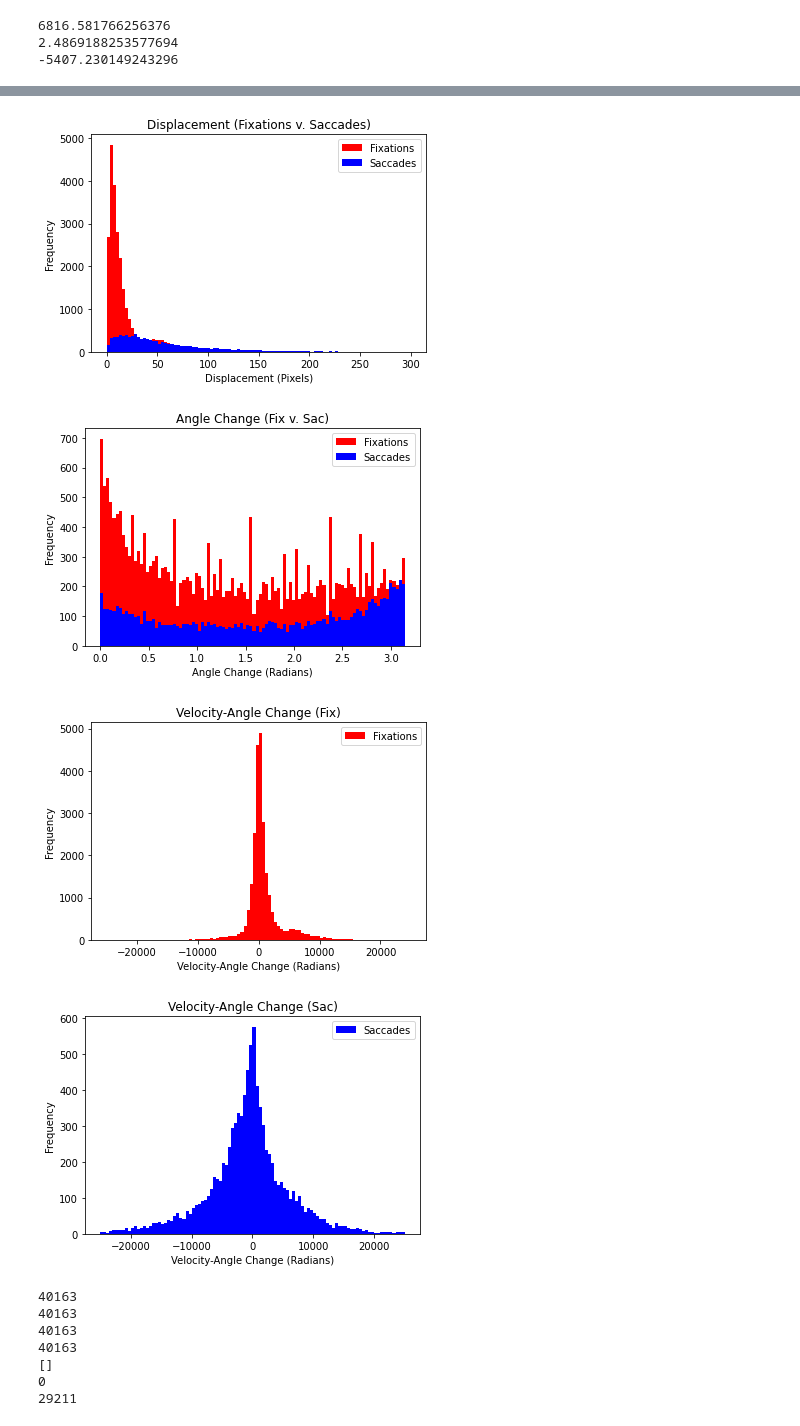
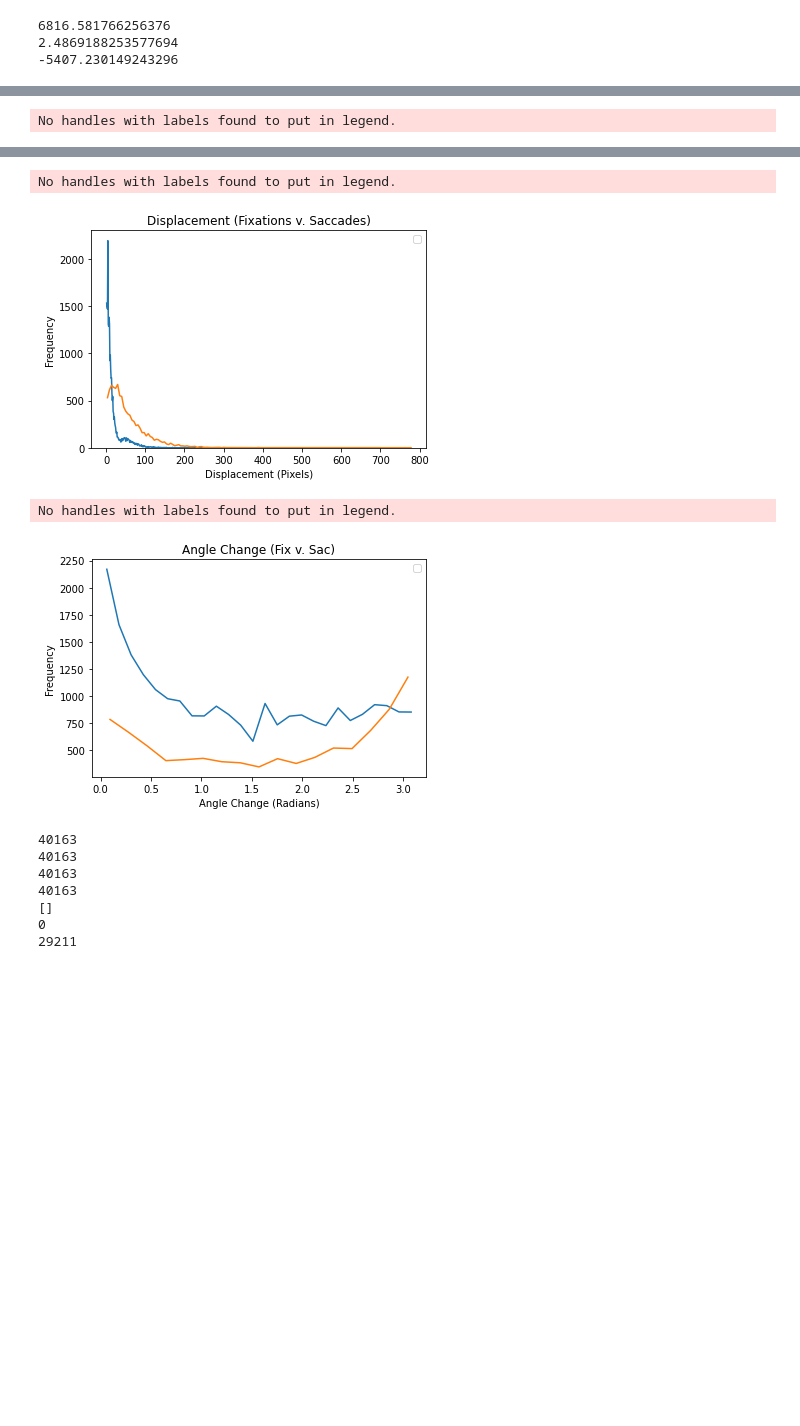
Before and after one commit to Josef733/eyetracker, a Jupyter notebook: Algorithms.ipynb, the cells around one changed output, grey strips where cells are left out. Saved outputs shown, nothing was run; the diff lists cells and outputs as text; code cells hidden in the pictures; blank space fills up the shorter version.

```diff
--- a/Algorithms.ipynb
+++ b/Algorithms.ipynb
@@ -370,8 +375,10 @@ plt.title("X-Axis & Y-Axis (Fix v. Sac)")
 #plt.savefig("Fixations_feat_velo")
 plt.show()
 
-plt.hist(fix_velo,100,range=[0,30000], color ="red",label="Fixations")
-plt.hist(sac_velo,100,range=[0,30000], color ="blue",label="Saccades")
+sb.histplot(fix_velo, element = 'poly', fill= False)
+sb.histplot(sac_velo, element = 'poly', fill= False)
+#plt.hist(fix_velo,100,range=[0,30000], color ="red",label="Fixations")
+#plt.hist(sac_velo,100,range=[0,30000], color ="blue",label="Saccades")
 plt.legend()
 plt.title("Velocity (Fixations v. Saccades)")
 plt.xlabel("Velocity (Pixels/Second)")
@@ -379,8 +386,10 @@ plt.ylabel("Frequency")
 plt.savefig("Fixations_saccades_velo_hist")
 plt.show()
 
-plt.hist(fix_displacement,100,range=[0,300], color ="red",label="Fixations")
-plt.hist(sac_displacement,100,range=[0,300], color ="blue",label="Saccades")
+sb.histplot(fix_displacement, element = 'poly', fill= False)
+sb.histplot(sac_displacement, element = 'poly', fill= False)
+#plt.hist(fix_displacement,100,range=[0,300], color ="red",label="Fixations")
+#plt.hist(sac_displacement,100,range=[0,300], color ="blue",label="Saccades")
 plt.legend()
 plt.title("Displacement (Fixations v. Saccades)")
 plt.xlabel("Displacement (Pixels)")
@@ -388,8 +397,10 @@ plt.ylabel("Frequency")
 plt.savefig("Fixations_saccades_disp_hist")
 plt.show()
 
-plt.hist(fix_theta,100, color ="red",label="Fixations")
-plt.hist(sac_theta,100, color ="blue",label="Saccades")
+sb.histplot(fix_theta, element = 'poly', fill= False)
+sb.histplot(sac_theta, element = 'poly', fill= False)
+#plt.hist(fix_theta,100, color ="red",label="Fixations")
+#plt.hist(sac_theta,100, color ="blue",label="Saccades")
 plt.legend()
 plt.title("Angle Change (Fix v. Sac)")
 plt.xlabel("Angle Change (Radians)")
@@ -397,21 +408,21 @@ plt.ylabel("Frequency")
 plt.savefig("Fix_v_sac_angle_hist")
 plt.show()
 
-plt.hist(fix_velo_eff,100,range=[-25000,25000],color ="red",label="Fixations")
-plt.legend()
-plt.title("Velocity-Angle Change (Fix)")
-plt.xlabel("Velocity-Angle Change (Radians)")
-plt.ylabel("Frequency")
-plt.savefig("Fix_vel_angle_hist")
-plt.show()
+#plt.hist(fix_velo_eff,100,range=[-25000,25000],color ="red",label="Fixations")
+#plt.legend()
+#plt.title("Velocity-Angle Change (Fix)")
+#plt.xlabel("Velocity-Angle Change (Radians)")
+#plt.ylabel("Frequency")
+#plt.savefig("Fix_vel_angle_hist")
+#plt.show()
 
-plt.hist(sac_velo_eff,100,range=[-25000,25000],color ="blue",label="Saccades")
-plt.legend()
-plt.title("Velocity-Angle Change (Sac)")
-plt.xlabel("Velocity-Angle Change (Radians)")
-plt.ylabel("Frequency")
-plt.savefig("Sac_vel_angle_hist")
-plt.show()
+#plt.hist(sac_velo_eff,100,range=[-25000,25000],color ="blue",label="Saccades")
+#plt.legend()
+#plt.title("Velocity-Angle Change (Sac)")
+#plt.xlabel("Velocity-Angle Change (Radians)")
+#plt.ylabel("Frequency")
+#plt.savefig("Sac_vel_angle_hist")
+#plt.show()
 # %% [output]
 40163
 40163
@@ -421,3 +432,4 @@ plt.show()
 [figure]
 [figure]
 [figure]
+No handles with labels found to put in legend.
@@ -425,7 +437,7 @@ plt.show()
+No handles with labels found to put in legend.
-[figure, old version]
+[figure, new version]
+No handles with labels found to put in legend.
-[figure, old version]
+[figure, new version]
-[figure, removed]
-[figure, removed]
 # %%
 np.savetxt('x_values.txt', np.array(x_val_corr), fmt='%.2f')
 np.savetxt('y_values.txt', np.array(y_val_corr), fmt='%.2f')
```
Also changed, not shown: parts of 9 cells of this notebook, 10 other files.
